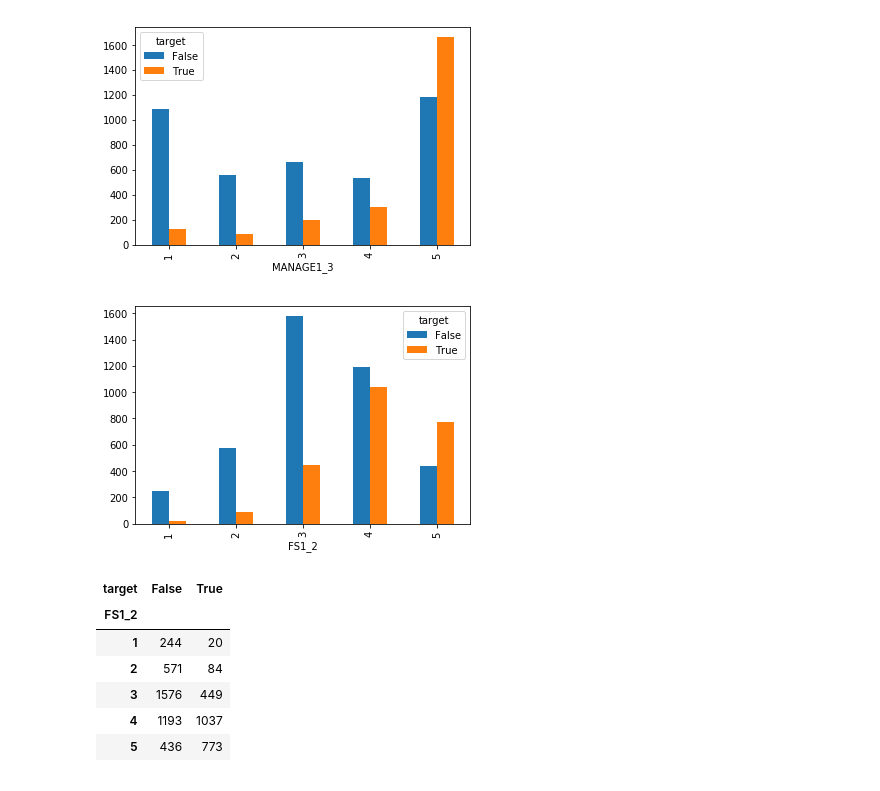
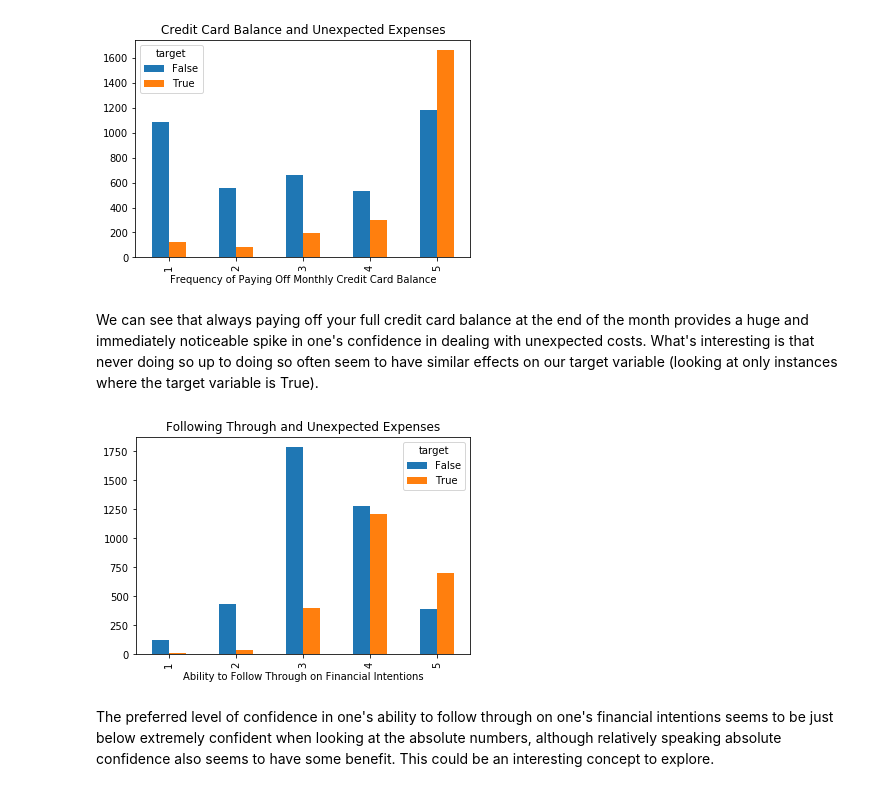
Before and after one commit to hussain-jafari/Springboard, a Jupyter notebook: CapstoneProject1/cfpbdata/DataStorytelling.ipynb, the cells around one changed output. Cells and saved outputs as stored; diff of their text form; code cells hidden in the pictures.

```diff
--- a/CapstoneProject1/cfpbdata/DataStorytelling.ipynb
+++ b/CapstoneProject1/cfpbdata/DataStorytelling.ipynb
@@ -48,26 +65,24 @@ plt.show()
 # %%
 #Remove rows with no response
 dfmanage = df[df['MANAGE1_3'] != -1]
 manage_tab = pd.crosstab(dfmanage['MANAGE1_3'], dfmanage['target'])
 manage_tab.plot.bar()
+plt.title('Credit Card Balance and Unexpected Expenses')
+plt.xlabel('Frequency of Paying Off Monthly Credit Card Balance')
 plt.show()
 # %% [output]
-[figure, old version]
+[figure, new version]
+# %% [markdown]
+We can see that always paying off your full credit card balance at the end of the month provides a huge and immediately noticeable spike in one's confidence in dealing with unexpected costs. What's interesting is that never doing so up to doing so often seem to have similar effects on our target variable (looking at only instances where the target variable is True).
 # %%
 #Remove rows with no response
-dfadvice = df[df['FS1_2'] != -1]
-advice_tab = pd.crosstab(dfadvice['FS1_2'], dfadvice['target'])
+dfadvice = df[df['FS1_1'] != -1]
+advice_tab = pd.crosstab(dfadvice['FS1_1'], dfadvice['target'])
 advice_tab.plot.bar()
+plt.title('Following Through and Unexpected Expenses')
+plt.xlabel('Ability to Follow Through on Financial Intentions')
 plt.show()
 # %% [output]
-[figure, old version]
+[figure, new version]
-# %%
-advice_tab
-# %% [output]
-| target | False | True |
-| FS1_2 |  |  |
-| 1 | 244 | 20 |
-| 2 | 571 | 84 |
-| 3 | 1576 | 449 |
-| 4 | 1193 | 1037 |
-| 5 | 436 | 773 |
+# %% [markdown]
+The preferred level of confidence in one's ability to follow through on one's financial intentions seems to be just below extremely confident when looking at the absolute numbers, although relatively speaking absolute confidence also seems to have some benefit. This could be an interesting concept to explore.
```
Also changed, not shown: parts of 11 cells of this notebook.
